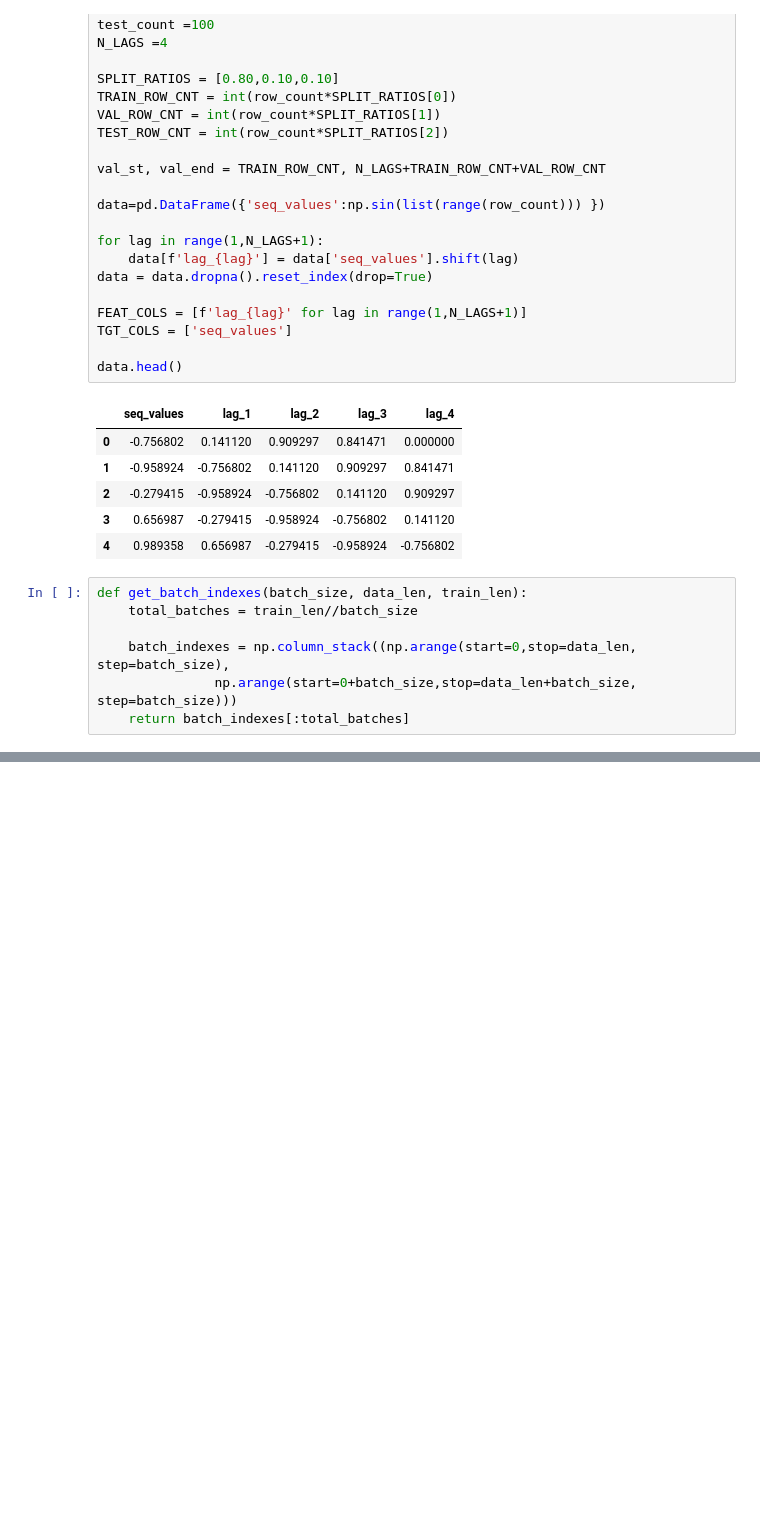
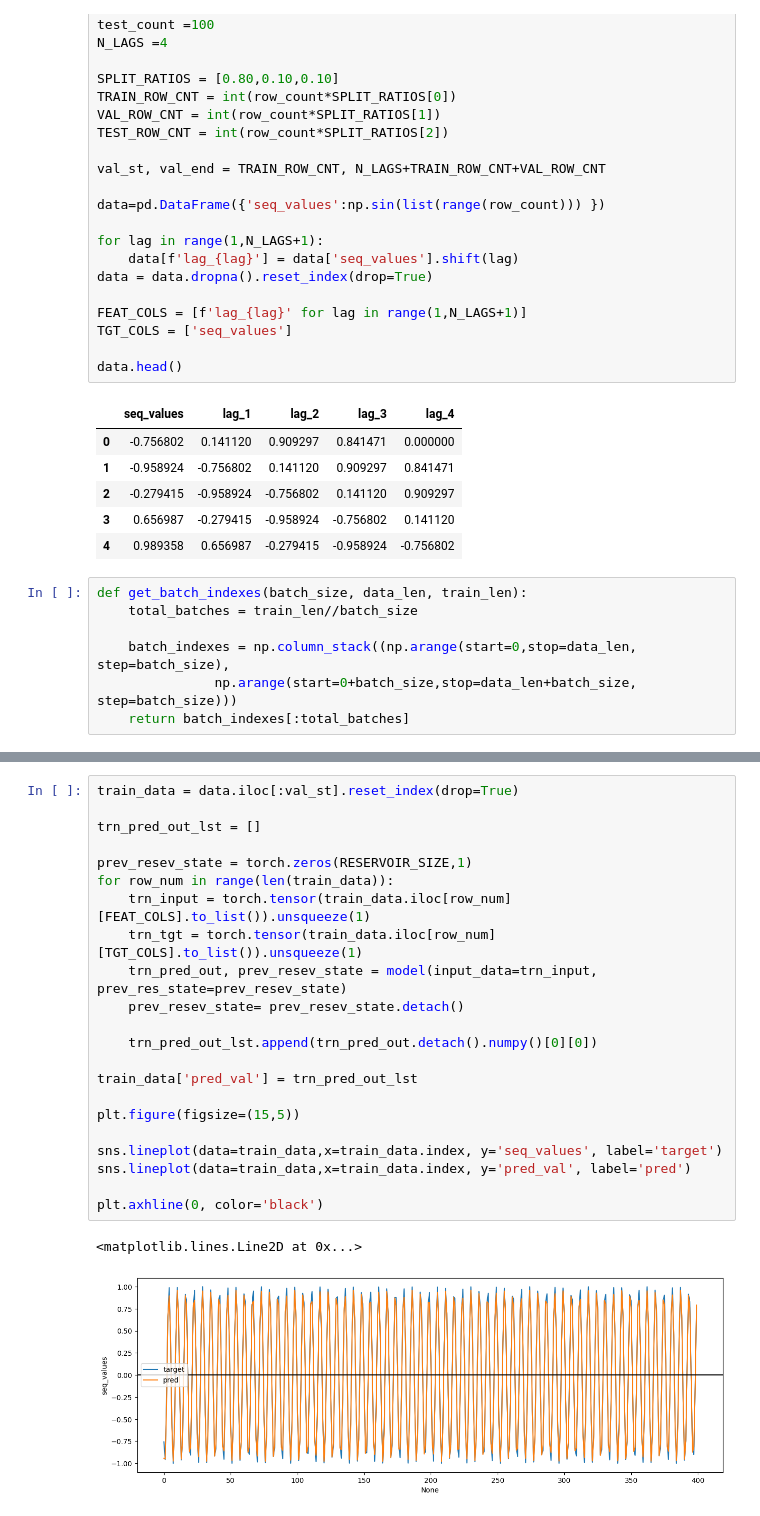
Before and after one commit to SanjayaElvitigala/hands_on_experiments_repo, a Jupyter notebook: blog/echo_state_net/try_1.ipynb, the cells around one changed output, grey strips where cells are left out. Cells and saved outputs as stored; diff of their text form; blank space fills up the shorter version.

```diff
--- a/blog/echo_state_net/try_1.ipynb
+++ b/blog/echo_state_net/try_1.ipynb
@@ -123,3 +117,28 @@ plt.axhline(0, color='black')
+# %%
+train_data = data.iloc[:val_st].reset_index(drop=True)
+
+trn_pred_out_lst = []
+
+prev_resev_state = torch.zeros(RESERVOIR_SIZE,1)
+for row_num in range(len(train_data)):
+    trn_input = torch.tensor(train_data.iloc[row_num][FEAT_COLS].to_list()).unsqueeze(1)
+    trn_tgt = torch.tensor(train_data.iloc[row_num][TGT_COLS].to_list()).unsqueeze(1)
+    trn_pred_out, prev_resev_state = model(input_data=trn_input, prev_res_state=prev_resev_state)
+    prev_resev_state= prev_resev_state.detach()
+
+    trn_pred_out_lst.append(trn_pred_out.detach().numpy()[0][0])
+
+train_data['pred_val'] = trn_pred_out_lst
+
+plt.figure(figsize=(15,5))
+
+sns.lineplot(data=train_data,x=train_data.index, y='seq_values', label='target')
+sns.lineplot(data=train_data,x=train_data.index, y='pred_val', label='pred')
+
+plt.axhline(0, color='black')
+# %% [output]
+<matplotlib.lines.Line2D at 0x...>
+[figure, added]
 # %%
 test_data = data.iloc[val_end:].reset_index(drop=True)
 
```
Also changed, not shown: parts of 5 cells of this notebook.
